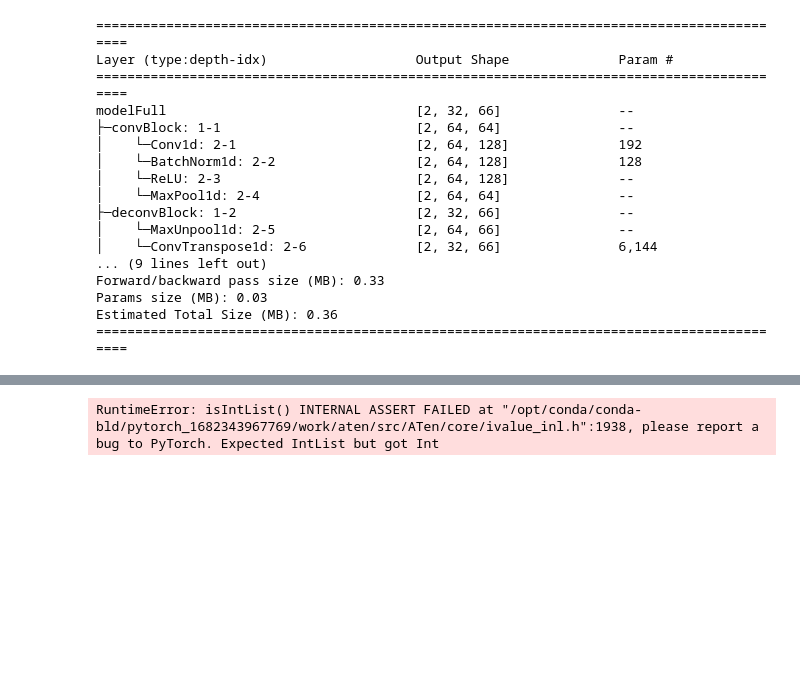
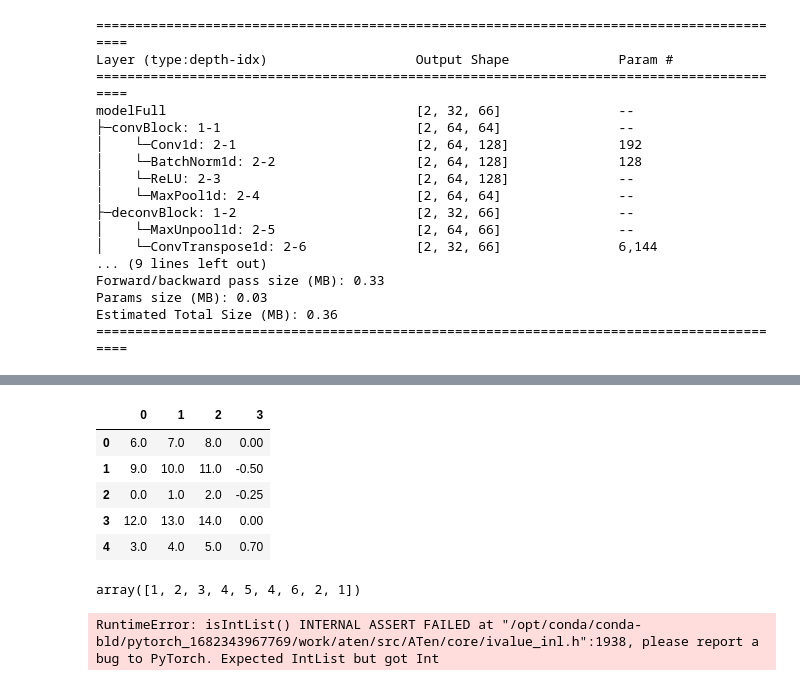
Before and after one commit to jeet-ss/Mini_SPICE, a Jupyter notebook: testing.ipynb, the cells around one changed output, grey strips where cells are left out. Drawn from its saved outputs; the diff is of its cells as text; code cells hidden in the pictures; blank space fills up the shorter version.

```diff
--- a/testing.ipynb
+++ b/testing.ipynb
@@ -340,6 +427,13 @@ df.shape
-# %%
-# remove rows of cqt where label (last) column is zero
-df.drop(df.loc[df.iloc[:, -1]==0].index, inplace=True)
-df.shape
+# %%
+df.drop('index',axis=1, inplace=True)
+# %%
+df.head()
+# %% [output]
+|  | 0 | 1 | 2 | 3 |
+| 0 | 6.0 | 7.0 | 8.0 | 0.00 |
+| 1 | 9.0 | 10.0 | 11.0 | -0.50 |
+| 2 | 0.0 | 1.0 | 2.0 | -0.25 |
+| 3 | 12.0 | 13.0 | 14.0 | 0.00 |
+| 4 | 3.0 | 4.0 | 5.0 | 0.70 |
 # %%
 np.min(df.iloc[:, -1])
@@ -346,3 +444,7 @@ np.min(df.iloc[:, -1])
+# %%
+a
+# %% [output]
+array([1, 2, 3, 4, 5, 4, 6, 2, 1])
 # %%
 torch.jit.script(Spice_model2())
 # %% [output]
```
Also changed, not shown: parts of 23 cells of this notebook, 4 other files.
